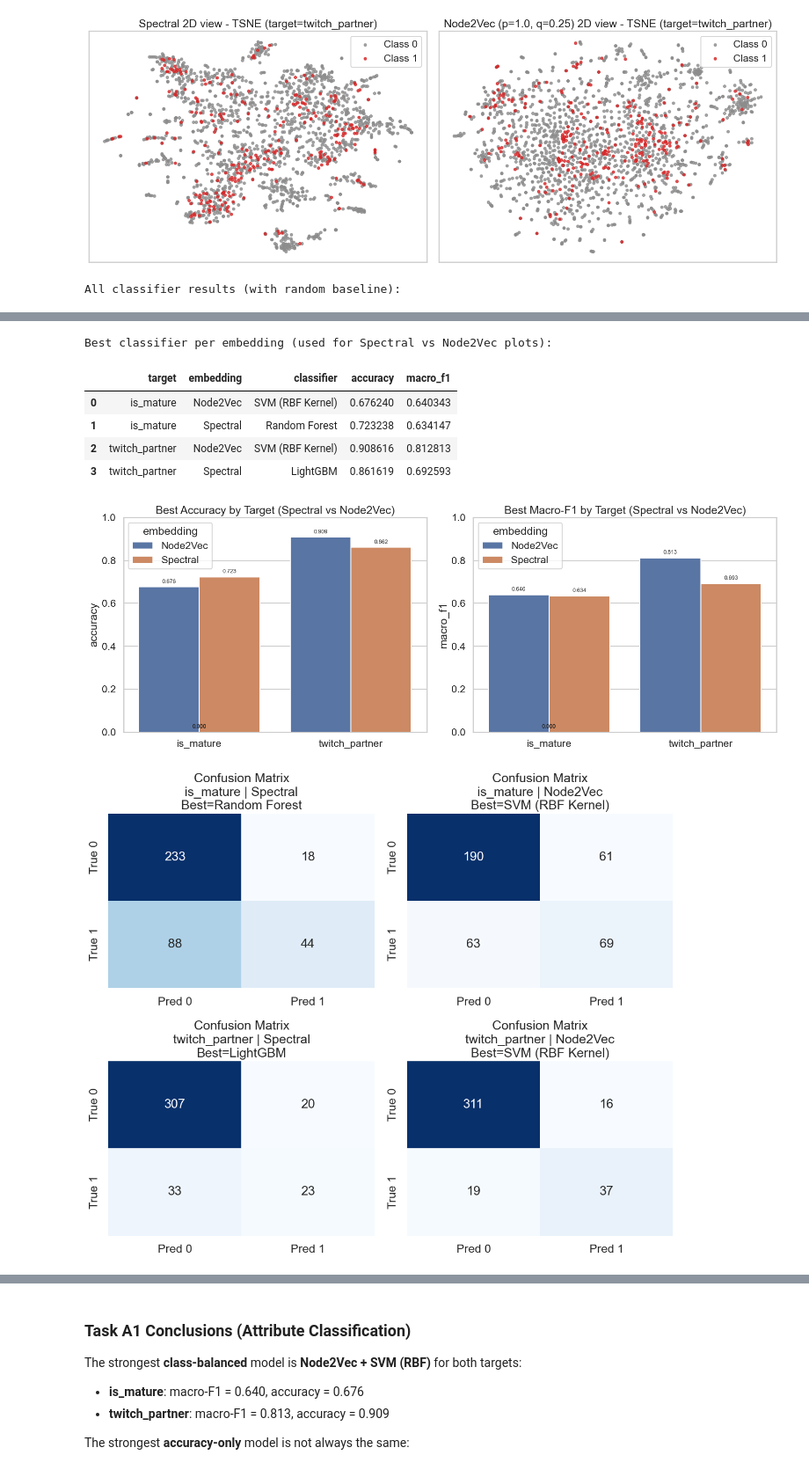
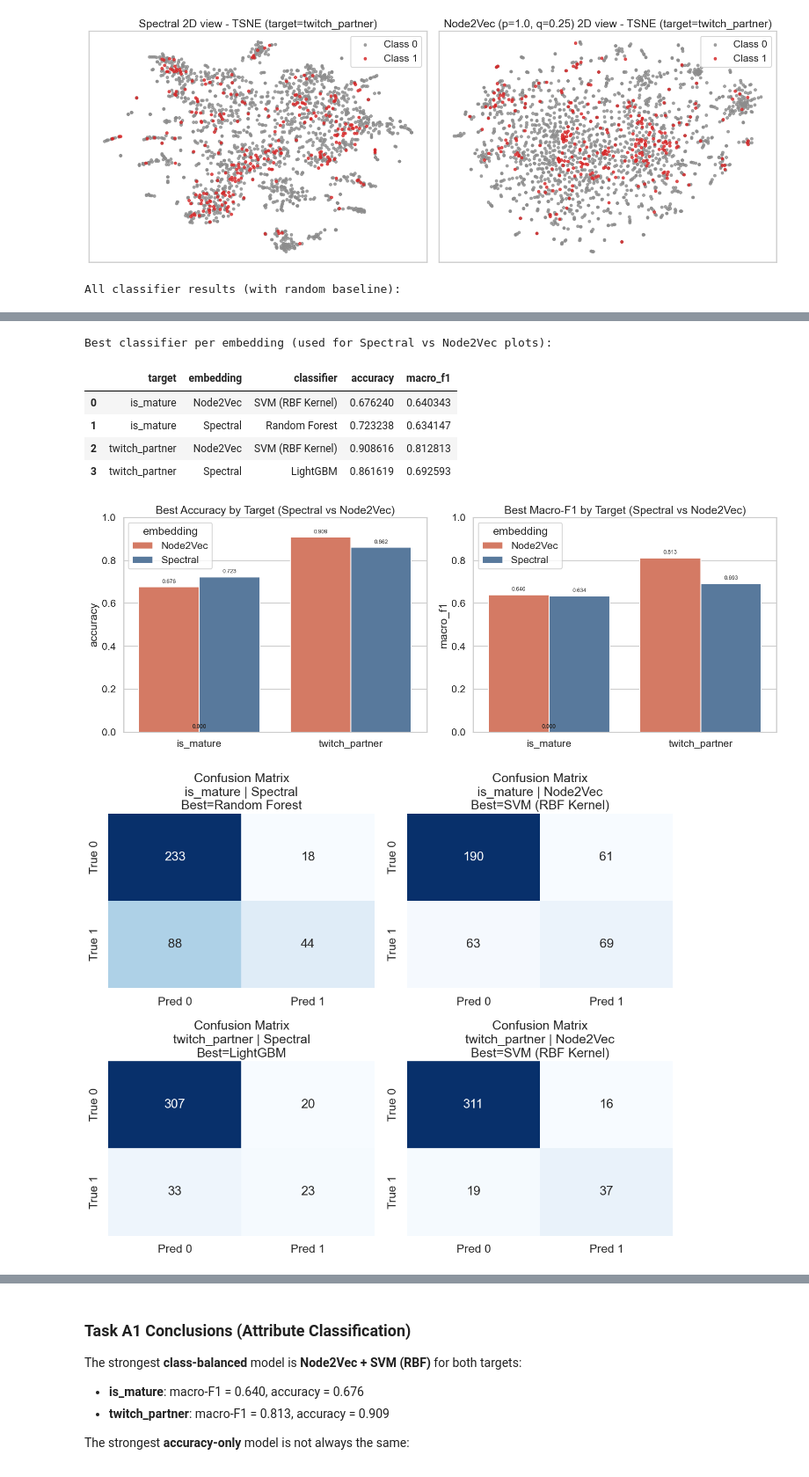
Before and after one commit to Carda01/community_detection, a Jupyter notebook: graph_ml/twitch_tasks_notebook.ipynb, the cells around one changed output, grey strips where cells are left out. Shown at 88% size. Cells and saved outputs as stored; diff of their text form; code cells hidden in the pictures.

```diff
--- a/graph_ml/twitch_tasks_notebook.ipynb
+++ b/graph_ml/twitch_tasks_notebook.ipynb
@@ -410,7 +410,7 @@ labels_for_search = {
 embeddings_by_method = {'Spectral': emb_spectral}
 
 # Keep this as False to avoid recomputing the Node2Vec p/q grid every run.
-RUN_NODE2VEC_GRIDSEARCH = False
+RUN_NODE2VEC_GRIDSEARCH = True
 
 # Persisted best config from earlier grid search runs.
 NODE2VEC_DEFAULT_BEST_CONFIG = {
@@ -892,12 +911,12 @@ display(best_models_df[['target', 'embedding', 'classifier', 'accuracy', 'macro_
 
 fig, axes = plt.subplots(1, 2, figsize=(16, 6))
 
-sns.barplot(data=best_models_df, x='target', y='accuracy', hue='embedding', ax=axes[0])
+sns.barplot(data=best_models_df, x='target', y='accuracy', hue='embedding', ax=axes[0], palette=color_map)
 axes[0].set_title('Best Accuracy by Target (Spectral vs Node2Vec)')
 axes[0].set_ylim(0, 1)
 axes[0].set_xlabel('')
 
-sns.barplot(data=best_models_df, x='target', y='macro_f1', hue='embedding', ax=axes[1])
+sns.barplot(data=best_models_df, x='target', y='macro_f1', hue='embedding', ax=axes[1], palette=color_map)
 axes[1].set_title('Best Macro-F1 by Target (Spectral vs Node2Vec)')
 axes[1].set_ylim(0, 1)
 axes[1].set_xlabel('')
@@ -951,33 +970,33 @@ for i, target_name in enumerate(target_order):
 
 plt.tight_layout()
 plt.show()
 # %% [output]
 All classifier results (with random baseline):
 |  | target | embedding | classifier | accuracy | macro_f1 | macro_precision | macro_recall |
 | 0 | is_mature | Node2Vec | SVM (RBF Kernel) | 0.676240 | 0.640343 | 0.640879 | 0.639850 |
 | 1 | is_mature | Node2Vec | LightGBM | 0.663185 | 0.582940 | 0.610703 | 0.583198 |
 | 2 | is_mature | Node2Vec | MLP (Neural Net) | 0.637076 | 0.579237 | 0.586135 | 0.577644 |
 | 3 | is_mature | Node2Vec | XGBoost | 0.668407 | 0.553969 | 0.617022 | 0.565631 |
 | 4 | is_mature | Node2Vec | Random Forest | 0.691906 | 0.553948 | 0.688482 | 0.574580 |
 | 5 | is_mature | Random Baseline | Random Classifier | 0.548303 | 0.493483 | 0.493581 | 0.493752 |
 | 6 | is_mature | Spectral | Random Forest | 0.723238 | 0.634147 | 0.717767 | 0.630810 |
 | 7 | is_mature | Spectral | XGBoost | 0.691906 | 0.621694 | 0.652651 | 0.617681 |
 | 8 | is_mature | Spectral | SVM (RBF Kernel) | 0.647520 | 0.617071 | 0.615589 | 0.619733 |
 | 9 | is_mature | Spectral | MLP (Neural Net) | 0.652742 | 0.614942 | 0.615155 | 0.614738 |
 | ... | ... | ... | ... | ... | ... | ... | ... |
 | 17 | twitch_partner | Spectral | LightGBM | 0.861619 | 0.692593 | 0.718912 | 0.674776 |
 | 18 | twitch_partner | Spectral | MLP (Neural Net) | 0.851175 | 0.685455 | 0.696994 | 0.676059 |
 | 19 | twitch_partner | Spectral | XGBoost | 0.877285 | 0.668325 | 0.792271 | 0.632154 |
 | 20 | twitch_partner | Spectral | Random Forest | 0.866841 | 0.582922 | 0.799120 | 0.566841 |
 | 21 | twitch_partner | Spectral | SVM (RBF Kernel) | 0.550914 | 0.501121 | 0.578150 | 0.655608 |
 [figure]
 [figure]
 Best classifier per embedding (used for Spectral vs Node2Vec plots):
 |  | target | embedding | classifier | accuracy | macro_f1 |
 | 0 | is_mature | Node2Vec | SVM (RBF Kernel) | 0.676240 | 0.640343 |
 | 1 | is_mature | Spectral | Random Forest | 0.723238 | 0.634147 |
 | 2 | twitch_partner | Node2Vec | SVM (RBF Kernel) | 0.908616 | 0.812813 |
 | 3 | twitch_partner | Spectral | LightGBM | 0.861619 | 0.692593 |
-[figure, old version]
+[figure, new version]
 [figure]
 # %% [markdown]
```
Also changed, not shown: parts of 13 cells of this notebook.
